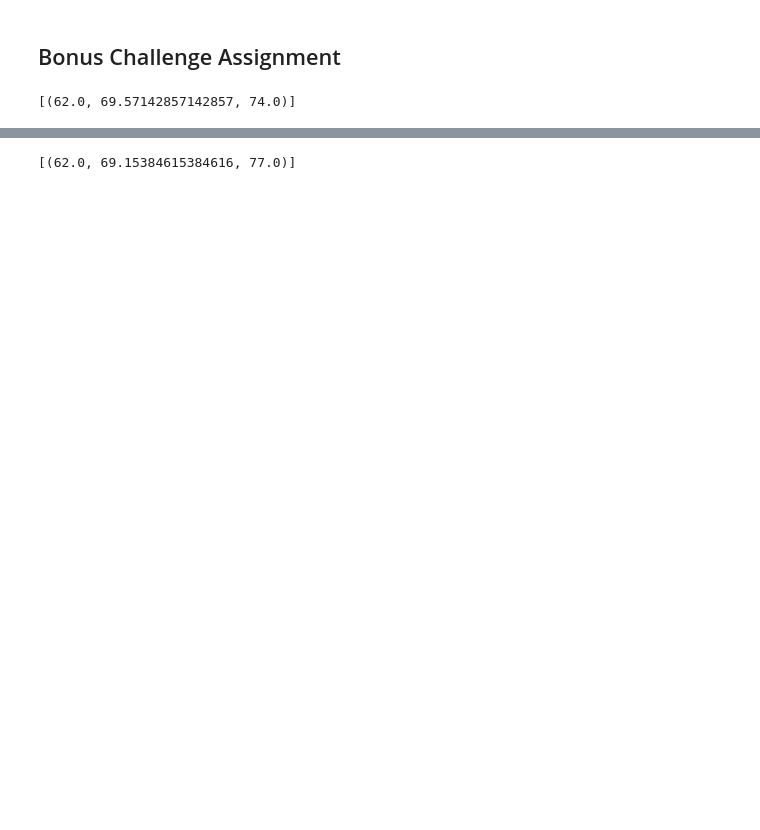
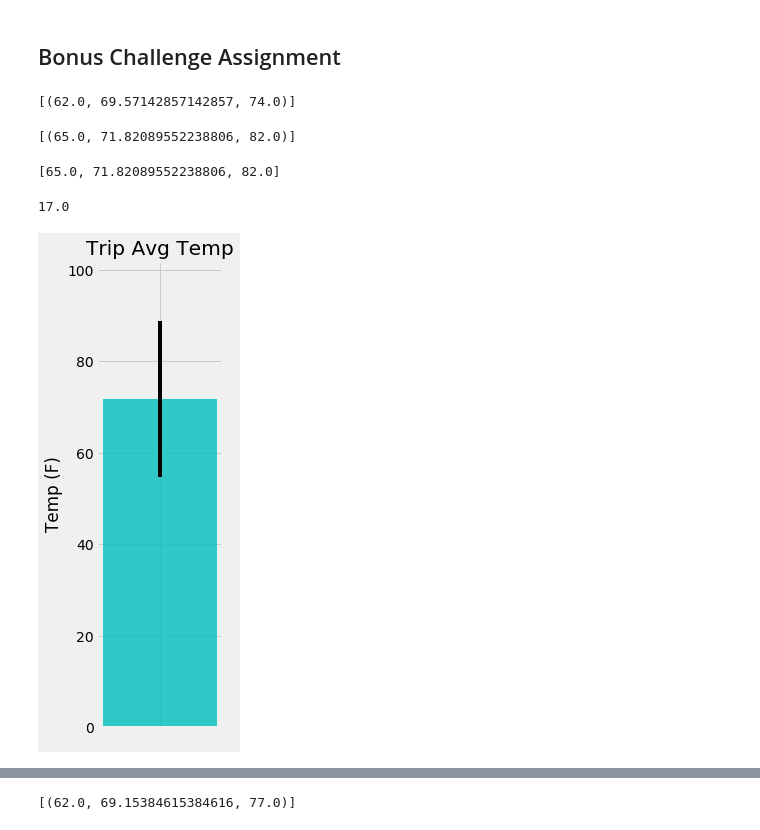
Before and after one commit to kmcgrath88/sqlalchemy-challenge, a Jupyter notebook: climate_starter.ipynb, the cells around one changed output, grey strips where cells are left out. Saved outputs shown, nothing was run; the diff lists cells and outputs as text; code cells hidden in the pictures; blank space fills up the shorter version.

```diff
--- a/climate_starter.ipynb
+++ b/climate_starter.ipynb
@@ -322,7 +309,7 @@ def calc_temps(start_date, end_date):
         end_date (string): A date string in the format %Y-%m-%d
 
     Returns:
-        TMIN, TAVE, and TMAX
+        TMIN, TAVG, and TMAX
     """
 
     return session.query(func.min(Measurement.tobs), func.avg(Measurement.tobs), func.max(Measurement.tobs)).\
@@ -335,11 +322,35 @@ print(calc_temps('2012-02-28', '2012-03-05'))
 # %%
 # Use your previous function `calc_temps` to calculate the tmin, tavg, and tmax
 # for your trip using the previous year's data for those same dates.
+trip_temps = calc_temps('2017-03-10','2017-03-20')
+trip_temps
+# %% [output]
+[(65.0, 71.82089552238806, 82.0)]
+# %%
+temps_list = list(np.ravel(trip_temps))
+temps_list
+# %% [output]
+[65.0, 71.82089552238806, 82.0]
+# %%
+print(temps_list[2] - temps_list[0])
+# %% [output]
+17.0
 # %%
 # Plot the results from your previous query as a bar chart.
 # Use "Trip Avg Temp" as your Title
 # Use the average temperature for the y value
 # Use the peak-to-peak (tmax-tmin) value as the y error bar (yerr)
+fig, ax = plt.subplots(figsize=(2,8))
+#y_pos = [1]
+x = np.arange(0,1, 1)
+#plt.figsize(1,10)
+plt.bar(0,temps_list[1], width=0.1, yerr =(temps_list[2] - temps_list[0]) , tick_label = ' ', color = 'c', alpha = .8)
+plt.title('Trip Avg Temp')
+plt.ylabel('Temp (F)')
+plt.ylim(0,(temps_list[2] + 20))
+plt.show()
+# %% [output]
+[figure, added]
 # %%
 # Calculate the total amount of rainfall per weather station for your trip dates using the previous year's matching dates.
 # Sort this in descending order by precipitation amount and list the station, name, latitude, longitude, and elevation
```
Also changed, not shown: parts of 34 cells of this notebook, 1 other file.
